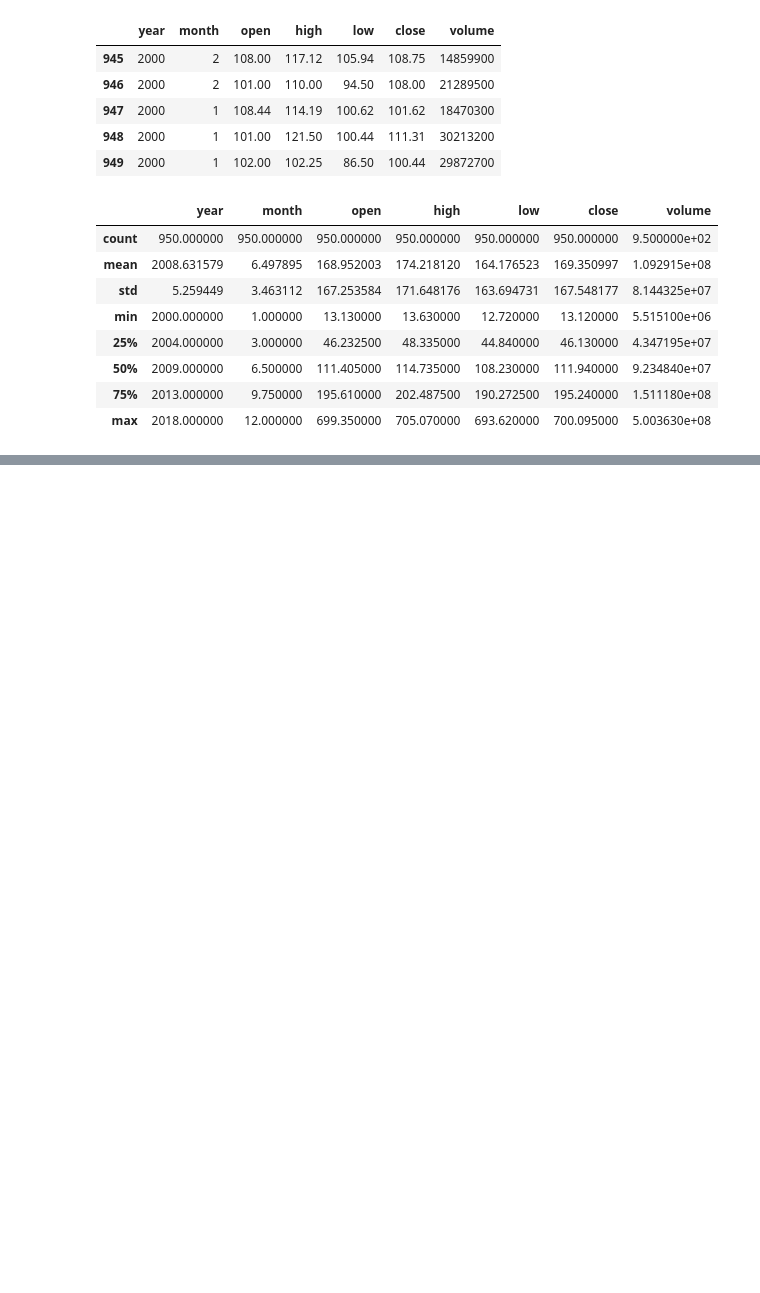
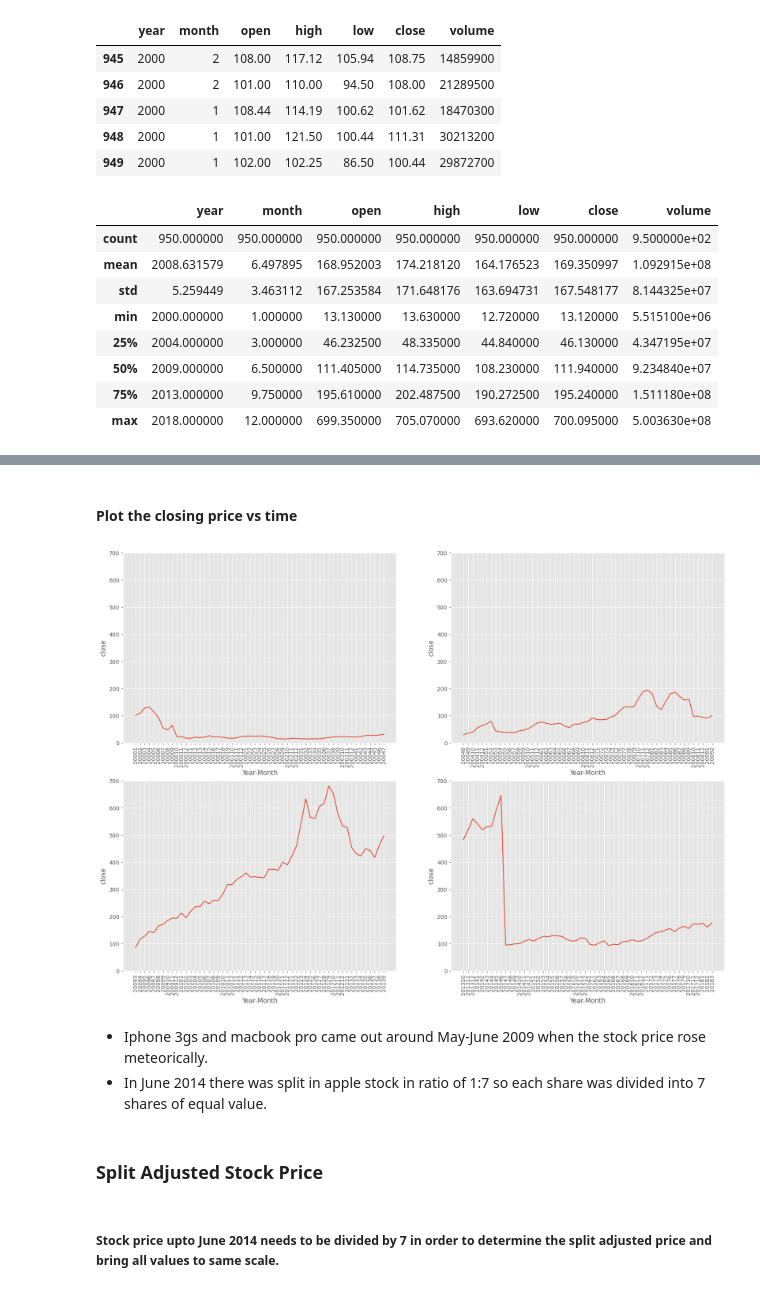
Before and after one commit to mukesh-chevula/Machine-Learning-in-Finance, a Jupyter notebook: Financial Data Understanding, EDA, and Feature Engineering/Main.ipynb, the cells around one changed output, grey strips where cells are left out. Drawn from its saved outputs; the diff is of its cells as text; code cells hidden in the pictures; blank space fills up the shorter version.

Commit message:
Univariate and Bivariate Analysis of data

```diff
--- a/Financial Data Understanding, EDA, and Feature Engineering/Main.ipynb
+++ b/Financial Data Understanding, EDA, and Feature Engineering/Main.ipynb
@@ -64,0 +84,4 @@ stock.describe()
+# %%
+stock_agg = stock_agg.sort_values(by=["year", "month"],ascending=True).reset_index()
+stock_agg.drop(axis=1,columns='index',inplace=True)
+stock_agg.head()
@@ -64,0 +95,4 @@ stock.describe()
+# %%
+import matplotlib.pyplot as plt
+import seaborn as sbn
+plt.style.use('ggplot')
@@ -64,0 +101,2 @@ stock.describe()
+# %%
+stock_agg["yrmo"] = stock_agg["year"].map(str)+stock_agg["month"].map(str)
@@ -64,0 +112,22 @@ stock.describe()
+# %% [markdown]
+#### Plot the closing price vs time
+# %%
+def get_scatterplot(stock,yvar,ylim):
+    fig = plt.figure(figsize=(20,14))
+    for i,p in zip(range(4), range(0,220, 55)):
+        plt.subplot(221+i)
+        plt.xticks(rotation=90)
+        ax = sbn.lineplot(x="yrmo", y=yvar,data=stock[p:p+55], sort=False)
+        plt.xlabel("Year-Month")
+        ax.set_ylim(ylim)
+# %%
+get_scatterplot(stock_agg,"close",[0,700])
+# %% [output]
+[figure, added]
+# %% [markdown]
+- Iphone 3gs and macbook pro came out around May-June 2009 when the stock price rose meteorically.
+- In June 2014 there was split in apple stock in ratio of 1:7 so each share was divided into 7 shares of equal value.
+# %% [markdown]
+### Split Adjusted Stock Price
+# %% [markdown]
+##### Stock price upto June 2014 needs to be divided by 7 in order to determine the split adjusted price and bring all values to same scale.
```
Also changed, not shown: parts of 28 cells of this notebook.
